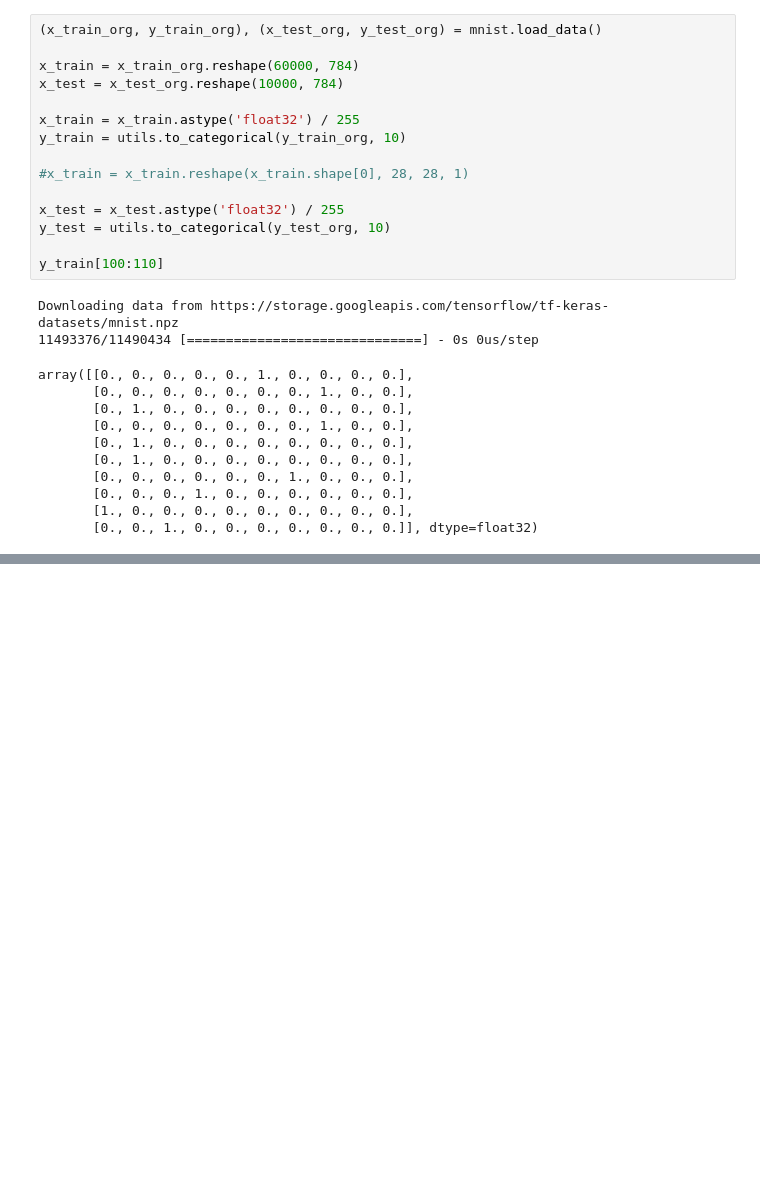
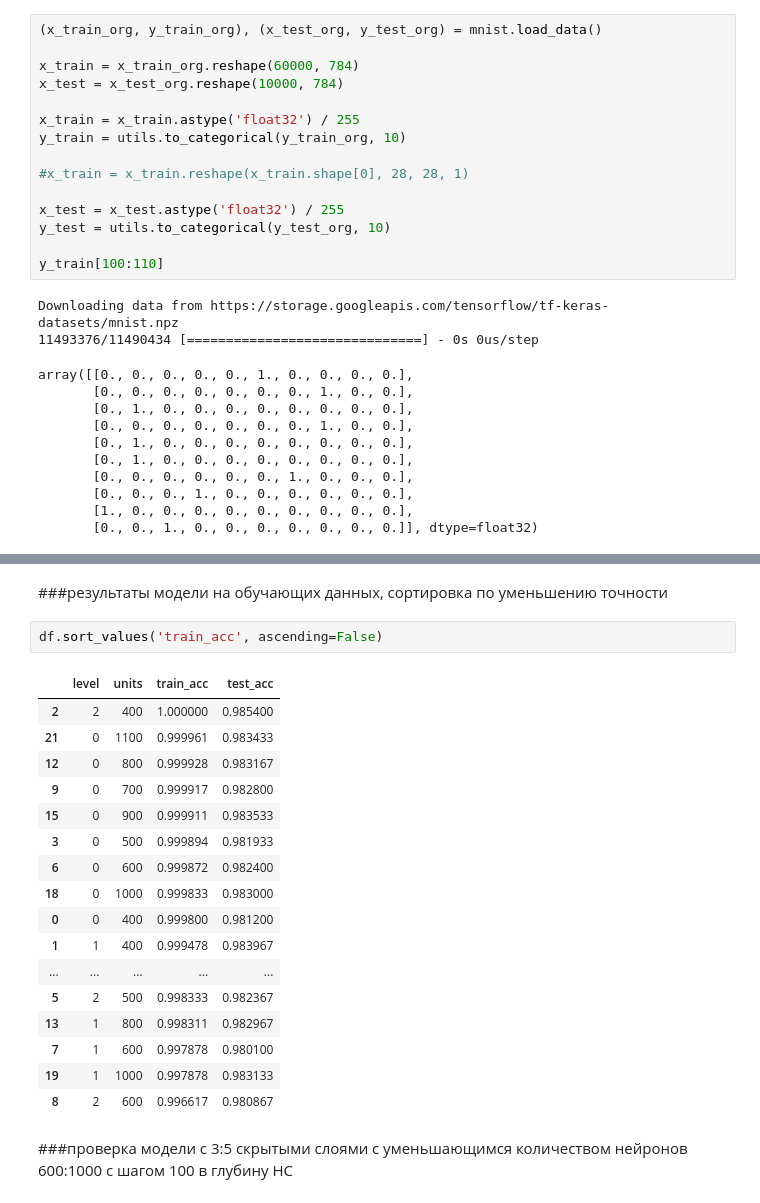
Before and after one commit to brs1977/neural-university, a Jupyter notebook: HW/01_mnist_gpu.ipynb, the cells around one changed output, grey strips where cells are left out. Drawn from its saved outputs; the diff is of its cells as text; blank space fills up the shorter version.

```diff
--- a/HW/01_mnist_gpu.ipynb
+++ b/HW/01_mnist_gpu.ipynb
@@ -475,0 +302,24 @@ accuracy_score(np.argmax(y_test,axis=1), np.argmax(predictions,axis=1))
+# %% [markdown]
+###результаты модели на обучающих данных, сортировка по уменьшению точности
+# %%
+df.sort_values('train_acc', ascending=False)
+# %% [output]
+|  | level | units | train_acc | test_acc |
+| 2 | 2 | 400 | 1.000000 | 0.985400 |
+| 21 | 0 | 1100 | 0.999961 | 0.983433 |
+| 12 | 0 | 800 | 0.999928 | 0.983167 |
+| 9 | 0 | 700 | 0.999917 | 0.982800 |
+| 15 | 0 | 900 | 0.999911 | 0.983533 |
+| 3 | 0 | 500 | 0.999894 | 0.981933 |
+| 6 | 0 | 600 | 0.999872 | 0.982400 |
+| 18 | 0 | 1000 | 0.999833 | 0.983000 |
+| 0 | 0 | 400 | 0.999800 | 0.981200 |
+| 1 | 1 | 400 | 0.999478 | 0.983967 |
+| ... | ... | ... | ... | ... |
+| 5 | 2 | 500 | 0.998333 | 0.982367 |
+| 13 | 1 | 800 | 0.998311 | 0.982967 |
+| 7 | 1 | 600 | 0.997878 | 0.980100 |
+| 19 | 1 | 1000 | 0.997878 | 0.983133 |
+| 8 | 2 | 600 | 0.996617 | 0.980867 |
+# %% [markdown]
+###проверка модели с 3:5  скрытыми слоями с уменьшающимся количеством нейронов 600:1000 с шагом 100 в глубину НС
```
Also changed, not shown: parts of 38 cells of this notebook.
